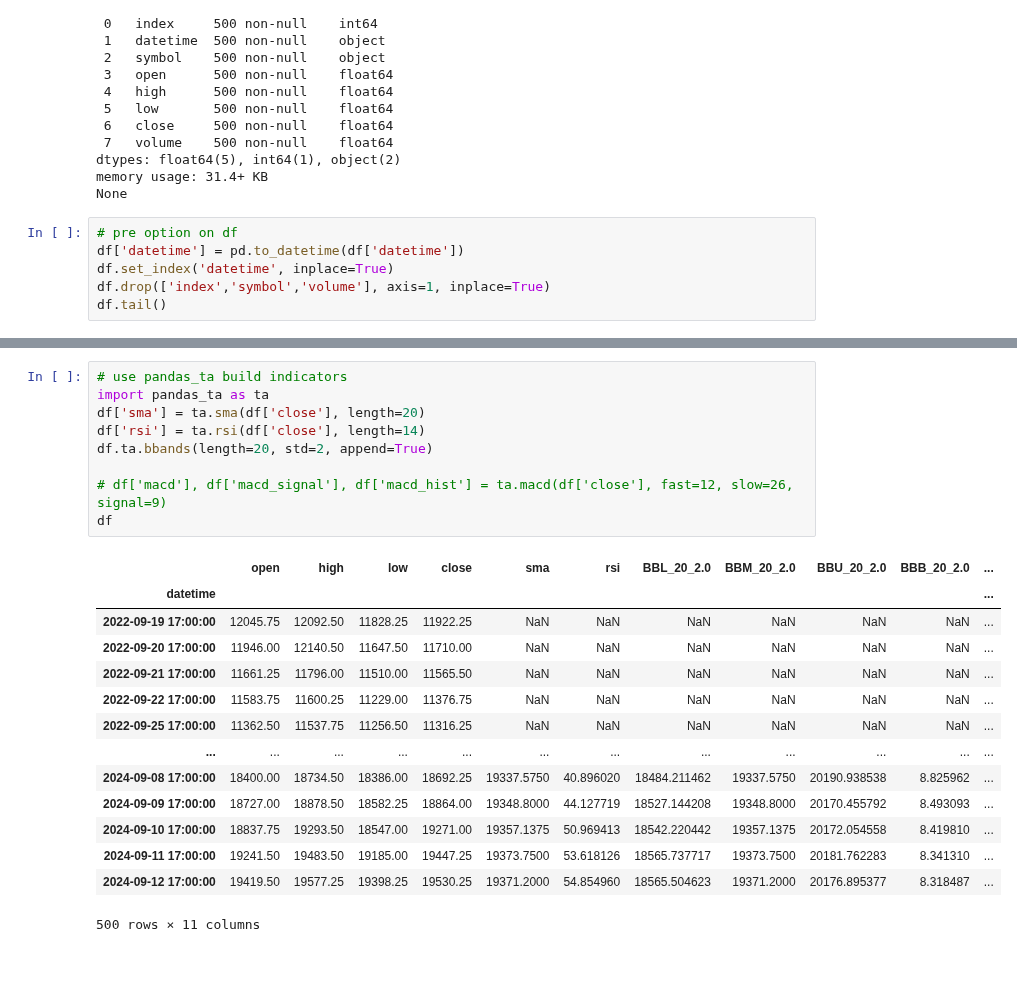
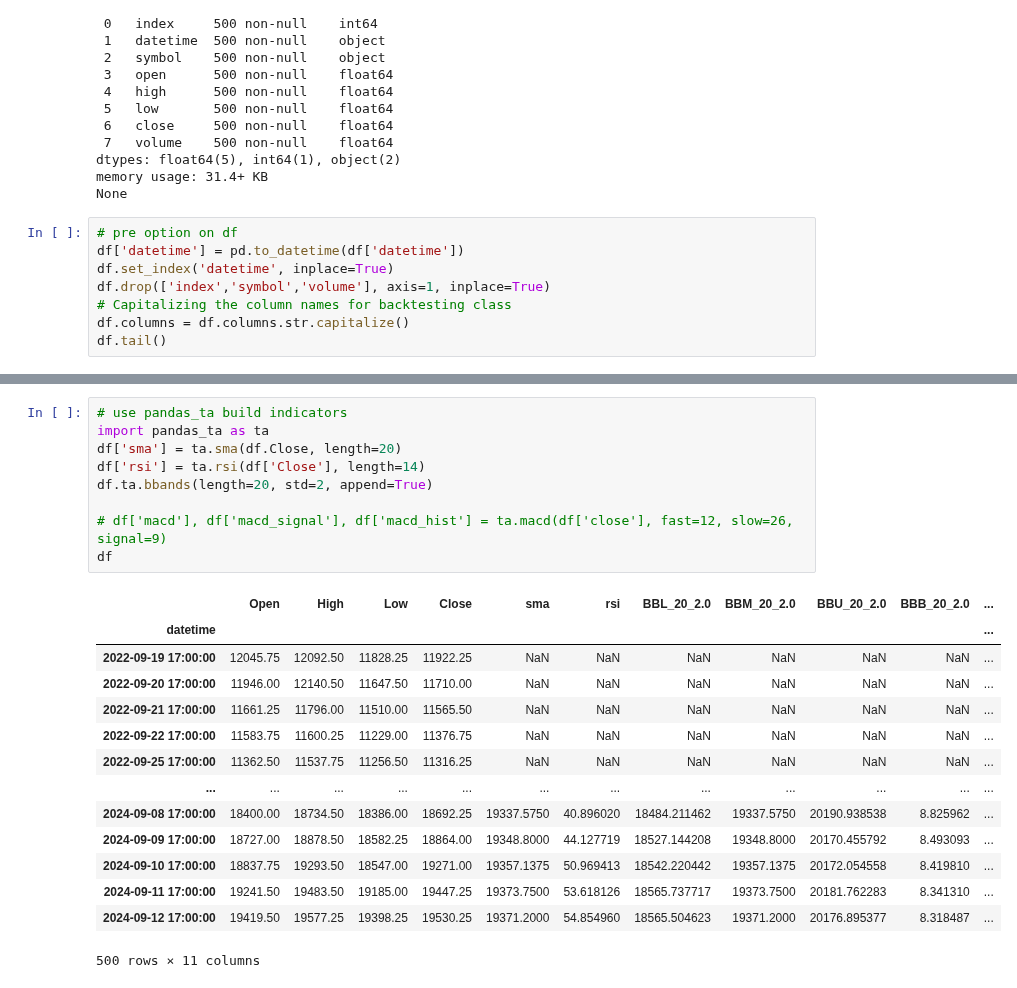
Before and after one commit to weip2008/LearnTorch, a Jupyter notebook: src/learning/plotgo.ipynb, the cells around one changed output, grey strips where cells are left out. Cells and saved outputs as stored; diff of their text form.

```diff
--- a/src/learning/plotgo.ipynb
+++ b/src/learning/plotgo.ipynb
@@ -47,5 +47,7 @@ None
 df['datetime'] = pd.to_datetime(df['datetime'])
 df.set_index('datetime', inplace=True)
 df.drop(['index','symbol','volume'], axis=1, inplace=True)
+# Capitalizing the column names for backtesting class
+df.columns = df.columns.str.capitalize()
 df.tail()
 # %% [output]
@@ -59,14 +61,14 @@ df.tail()
 # %%
 # use pandas_ta build indicators
 import pandas_ta as ta
-df['sma'] = ta.sma(df['close'], length=20)
-df['rsi'] = ta.rsi(df['close'], length=14)
+df['sma'] = ta.sma(df.Close, length=20)
+df['rsi'] = ta.rsi(df['Close'], length=14)
 df.ta.bbands(length=20, std=2, append=True)
 
 # df['macd'], df['macd_signal'], df['macd_hist'] = ta.macd(df['close'], fast=12, slow=26, signal=9)
 df
 # %% [output]
-|  | open | high | low | close | sma | rsi | BBL_20_2.0 | BBM_20_2.0 | BBU_20_2.0 | BBB_20_2.0 | ... |
+|  | Open | High | Low | Close | sma | rsi | BBL_20_2.0 | BBM_20_2.0 | BBU_20_2.0 | BBB_20_2.0 | ... |
 | datetime |  |  |  |  |  |  |  |  |  |  | ... |
 | 2022-09-19 17:00:00 | 12045.75 | 12092.50 | 11828.25 | 11922.25 | NaN | NaN | NaN | NaN | NaN | NaN | ... |
 | 2022-09-20 17:00:00 | 11946.00 | 12140.50 | 11647.50 | 11710.00 | NaN | NaN | NaN | NaN | NaN | NaN | ... |
```
Also changed, not shown: parts of 2 cells of this notebook.
